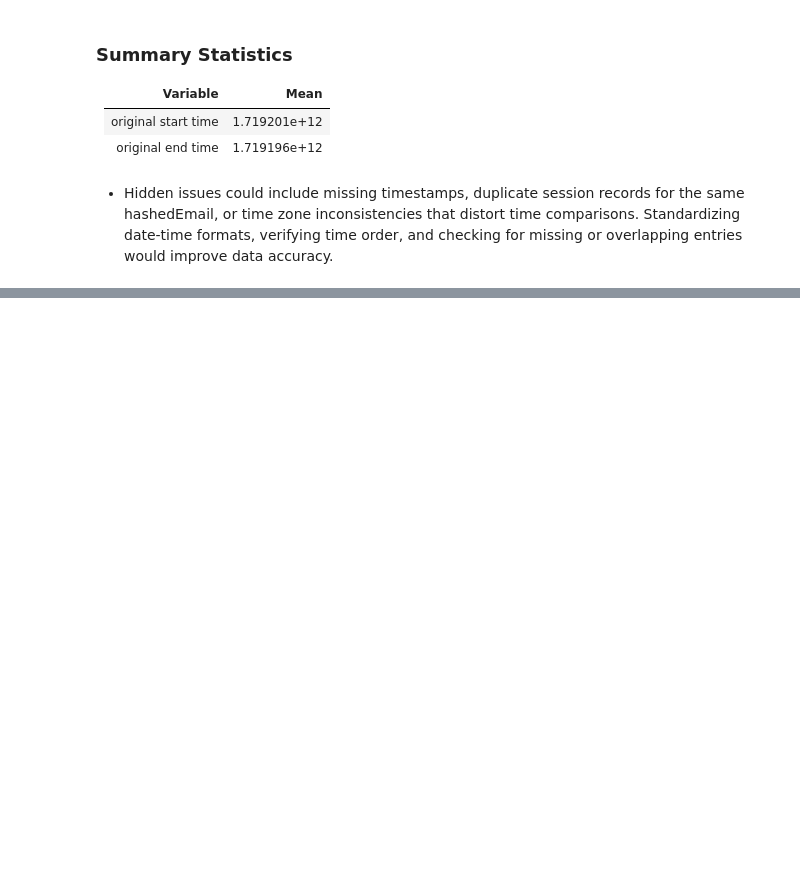
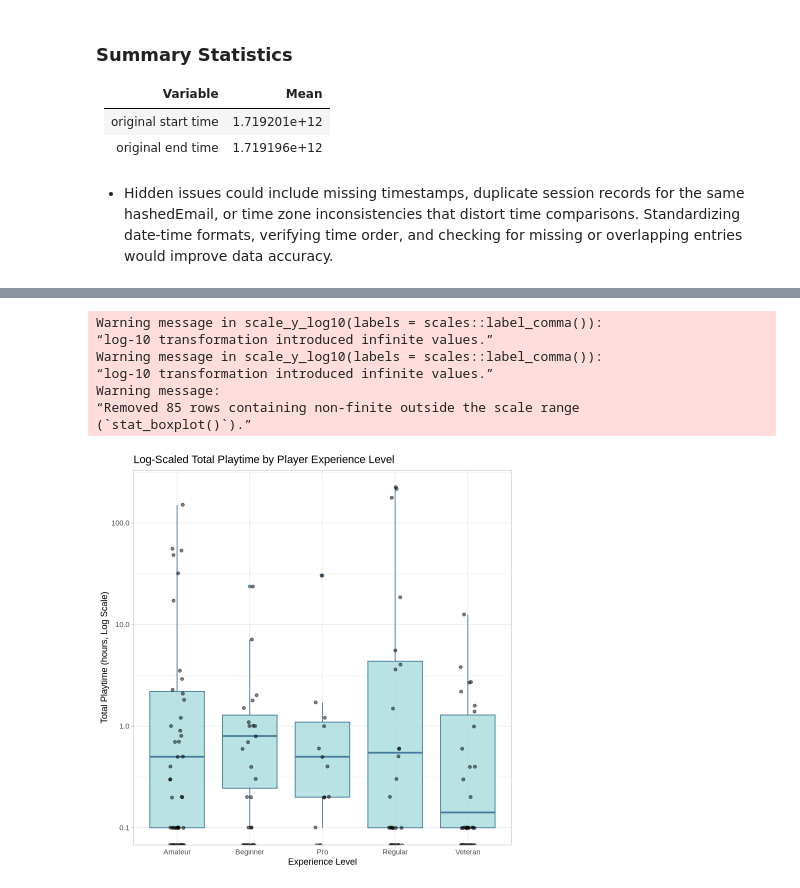
Before and after one commit to abeC-007/DSCI-ProjectRepository, a Jupyter notebook: plan.ipynb, the cells around one changed output, grey strips where cells are left out. Drawn from its saved outputs; the diff is of its cells as text; code cells hidden in the pictures; blank space fills up the shorter version.

```diff
--- a/plan.ipynb
+++ b/plan.ipynb
@@ -153,0 +228,31 @@ A tibble: 6 × 5
+# %%
+
+ggplot(players_clean, aes(x = experience, y = played_hours)) +
+
+  geom_boxplot(
+    fill = "#A8DADC",
+    color = "#457B9D",
+    alpha = 0.8
+  ) +
+  # Jittered points with a semi-transparent dark color
+  geom_jitter(
+    width = 0.1,
+    alpha = 0.5,
+    size = 1.5,
+    color = "black"
+  ) + scale_y_log10(labels = scales::label_comma())+
+  labs(
+    title = "Log-Scaled Total Playtime by Player Experience Level",
+    x = "Experience Level",
+    y = "Total Playtime (hours, Log Scale)"
+  ) +
+  theme_light()
+# %% [output]
+Warning message in scale_y_log10(labels = scales::label_comma()):
+“log-10 transformation introduced infinite values.”
+Warning message in scale_y_log10(labels = scales::label_comma()):
+“log-10 transformation introduced infinite values.”
+Warning message:
+“Removed 85 rows containing non-finite outside the scale range
+(`stat_boxplot()`).”
+[figure, added]
```
Also changed, not shown: parts of 19 cells of this notebook.
